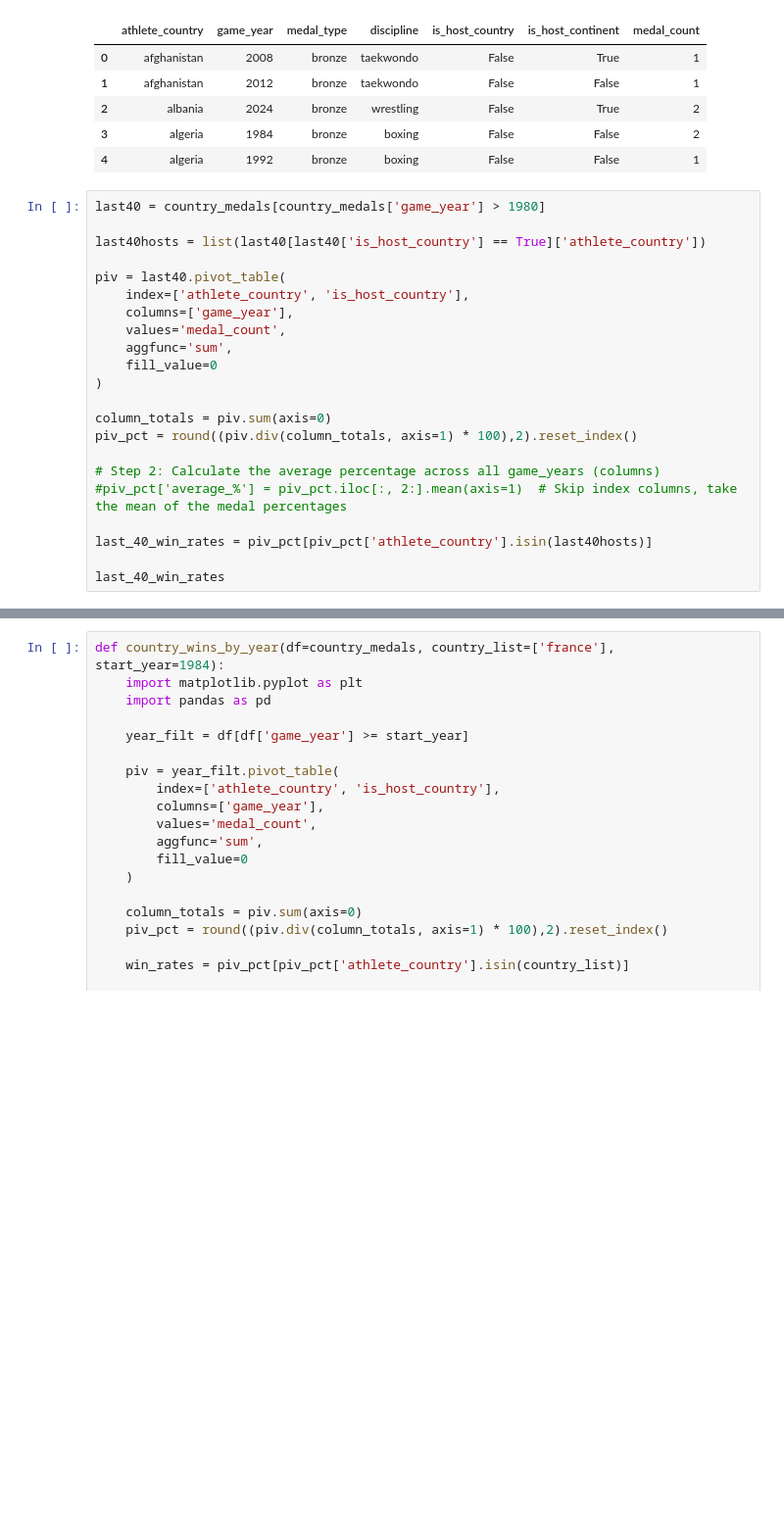
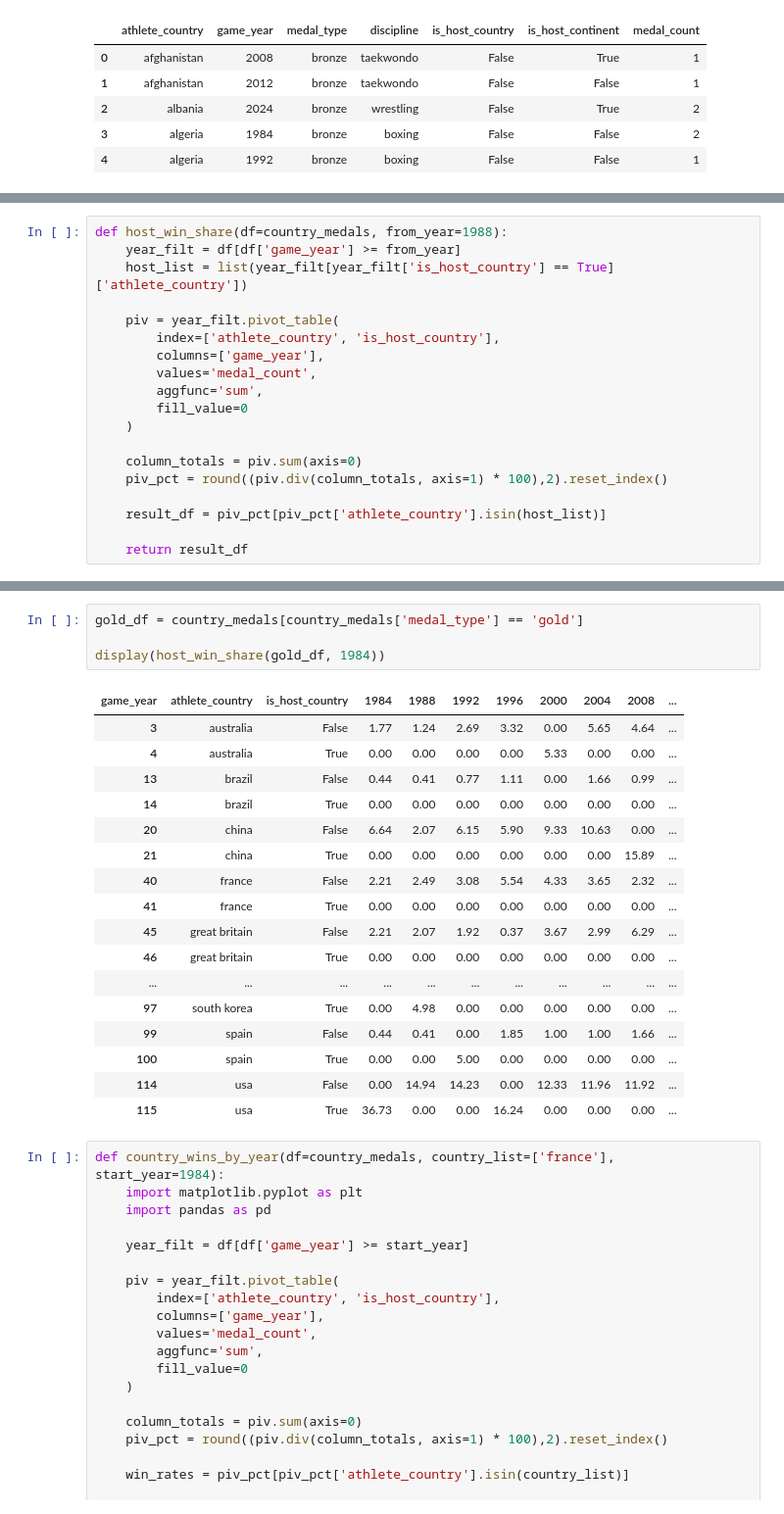
Before and after one commit to naeron75/sql-database, a Jupyter notebook: notebooks/analysis_owen.ipynb, the cells around one changed output, grey strips where cells are left out. Shown: that part at 98% size. Drawn from its saved outputs; the diff is of its cells as text; blank space fills up the shorter version.

```diff
--- a/notebooks/analysis_owen.ipynb
+++ b/notebooks/analysis_owen.ipynb
@@ -149,25 +131,3 @@ country_medals.head()
 | 2 | albania | 2024 | bronze | wrestling | False | True | 2 |
 | 3 | algeria | 1984 | bronze | boxing | False | False | 2 |
 | 4 | algeria | 1992 | bronze | boxing | False | False | 1 |
-# %%
-last40 = country_medals[country_medals['game_year'] > 1980]
-
-last40hosts = list(last40[last40['is_host_country'] == True]['athlete_country'])
-
-piv = last40.pivot_table(
-    index=['athlete_country', 'is_host_country'],
-    columns=['game_year'],
-    values='medal_count',
-    aggfunc='sum',
-    fill_value=0
-)
-
-column_totals = piv.sum(axis=0)
-piv_pct = round((piv.div(column_totals, axis=1) * 100),2).reset_index()
-
-# Step 2: Calculate the average percentage across all game_years (columns)
-#piv_pct['average_%'] = piv_pct.iloc[:, 2:].mean(axis=1)  # Skip index columns, take the mean of the medal percentages
-
-last_40_win_rates = piv_pct[piv_pct['athlete_country'].isin(last40hosts)]
-
-last_40_win_rates
@@ -291,0 +134,19 @@ for country in last_40_win_rates['athlete_country'].unique():
+# %%
+def host_win_share(df=country_medals, from_year=1988):
+    year_filt = df[df['game_year'] >= from_year]
+    host_list = list(year_filt[year_filt['is_host_country'] == True]['athlete_country'])
+
+    piv = year_filt.pivot_table(
+        index=['athlete_country', 'is_host_country'],
+        columns=['game_year'],
+        values='medal_count',
+        aggfunc='sum',
+        fill_value=0
+    )
+
+    column_totals = piv.sum(axis=0)
+    piv_pct = round((piv.div(column_totals, axis=1) * 100),2).reset_index()
+
+    result_df = piv_pct[piv_pct['athlete_country'].isin(host_list)]
+
+    return result_df
@@ -292,3 +173,25 @@ for country in last_40_win_rates['athlete_country'].unique():
+# %%
+gold_df = country_medals[country_medals['medal_type'] == 'gold']
+
+display(host_win_share(gold_df, 1984))
+# %% [output]
+| game_year | athlete_country | is_host_country | 1984 | 1988 | 1992 | 1996 | 2000 | 2004 | 2008 | ... |
+| 3 | australia | False | 1.77 | 1.24 | 2.69 | 3.32 | 0.00 | 5.65 | 4.64 | ... |
+| 4 | australia | True | 0.00 | 0.00 | 0.00 | 0.00 | 5.33 | 0.00 | 0.00 | ... |
+| 13 | brazil | False | 0.44 | 0.41 | 0.77 | 1.11 | 0.00 | 1.66 | 0.99 | ... |
+| 14 | brazil | True | 0.00 | 0.00 | 0.00 | 0.00 | 0.00 | 0.00 | 0.00 | ... |
+| 20 | china | False | 6.64 | 2.07 | 6.15 | 5.90 | 9.33 | 10.63 | 0.00 | ... |
+| 21 | china | True | 0.00 | 0.00 | 0.00 | 0.00 | 0.00 | 0.00 | 15.89 | ... |
+| 40 | france | False | 2.21 | 2.49 | 3.08 | 5.54 | 4.33 | 3.65 | 2.32 | ... |
+| 41 | france | True | 0.00 | 0.00 | 0.00 | 0.00 | 0.00 | 0.00 | 0.00 | ... |
+| 45 | great britain | False | 2.21 | 2.07 | 1.92 | 0.37 | 3.67 | 2.99 | 6.29 | ... |
+| 46 | great britain | True | 0.00 | 0.00 | 0.00 | 0.00 | 0.00 | 0.00 | 0.00 | ... |
+| ... | ... | ... | ... | ... | ... | ... | ... | ... | ... | ... |
+| 97 | south korea | True | 0.00 | 4.98 | 0.00 | 0.00 | 0.00 | 0.00 | 0.00 | ... |
+| 99 | spain | False | 0.44 | 0.41 | 0.00 | 1.85 | 1.00 | 1.00 | 1.66 | ... |
+| 100 | spain | True | 0.00 | 0.00 | 5.00 | 0.00 | 0.00 | 0.00 | 0.00 | ... |
+| 114 | usa | False | 0.00 | 14.94 | 14.23 | 0.00 | 12.33 | 11.96 | 11.92 | ... |
+| 115 | usa | True | 36.73 | 0.00 | 0.00 | 16.24 | 0.00 | 0.00 | 0.00 | ... |
 # %%
 def country_wins_by_year(df=country_medals, country_list=['france'], start_year=1984):
     import matplotlib.pyplot as plt
```
Also changed, not shown: parts of 13 cells of this notebook, 1 other file.
